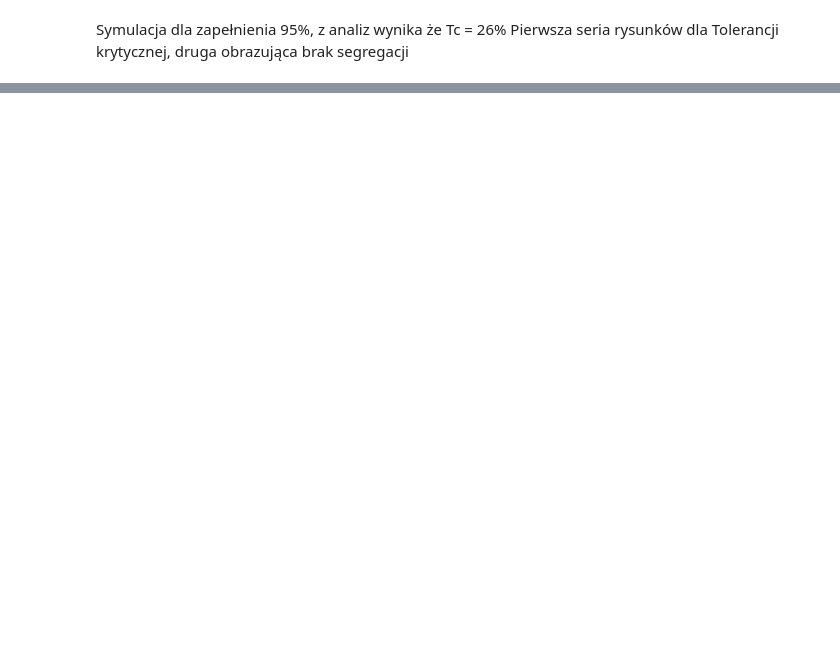
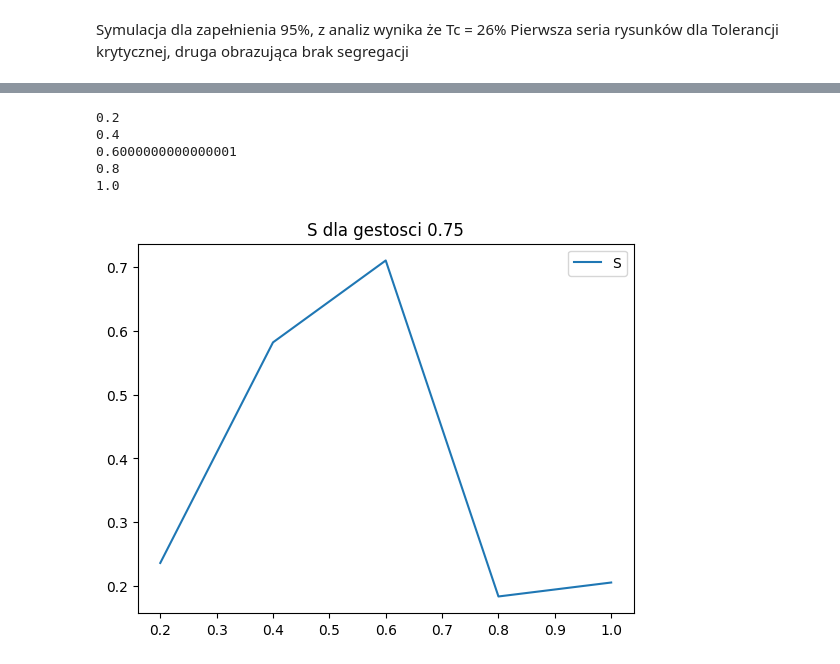
Before and after one commit to Tuliuszen/LabSpec, a Jupyter notebook: Schelling.ipynb, the cells around one changed output, grey strips where cells are left out. Saved outputs shown, nothing was run; the diff lists cells and outputs as text; code cells hidden in the pictures; blank space fills up the shorter version.

Commit message:
Dodanie liczenie sredniego s i wykresow

```diff
--- a/Schelling.ipynb
+++ b/Schelling.ipynb
@@ -341,7 +214,0 @@ Tutaj to samo tylko density = 0.75
-# %%
-lista_xi75 = []
-lista_listy_tolerancji75 = []
-
-for i in range(15):
-    xiTemp75, yTemp75 = wykres_tolerancji(0.05)
-    lista_listy_tolerancji75.append(yTemp75)
@@ -405,7 +214,0 @@ runSchellingSimulation(grid_size=30, density=0.75, tolerance=0.8)
-# %%
-lista_xi55 = []
-lista_listy_tolerancji55 = []
-
-for i in range(10):
-    xiTemp55, yTemp55 = wykres_tolerancji(0.05)
-    lista_listy_tolerancji55.append(yTemp55)
@@ -483,0 +367,5 @@ plt.plot(x_unsatif, y_unsatif)
+# %%
+def hoshen_kopelman_2groups(grid):
+    labels_plus = hoshen_kopelman(grid, 1)
+    labels_minus = hoshen_kopelman(grid, 2)
+    return labels_plus, labels_minus
@@ -483,0 +406,29 @@ plt.plot(x_unsatif, y_unsatif)
+# %%
+def simulation_of_S(grid_size=20, density=0.95, step_size=0.1):
+
+    s_list = []
+    tol_list = []
+
+    for i in range(1, int(1/step_size + 1)):
+
+        print(i*step_size)
+        tol_list.append(i*step_size)
+
+        a, b, grid = runSchellingSimulation(grid_size=grid_size, density=density, tolerance=i*step_size)
+        lp, lm = hoshen_kopelman_2groups(grid)
+        s_list.append(calculateS(lp, lm))
+
+    return s_list, tol_list
+# %%
+s, tol = simulation_of_S(grid_size=50, density=0.75, step_size=0.05)
+plt.plot(tol, s, label="S")
+plt.legend()
+plt.title("S dla gestosci 0.75")
+plt.show()
+# %% [output]
+0.2
+0.4
+0.6000000000000001
+0.8
+1.0
+[figure, added]
```
Also changed, not shown: parts of 47 cells of this notebook.
